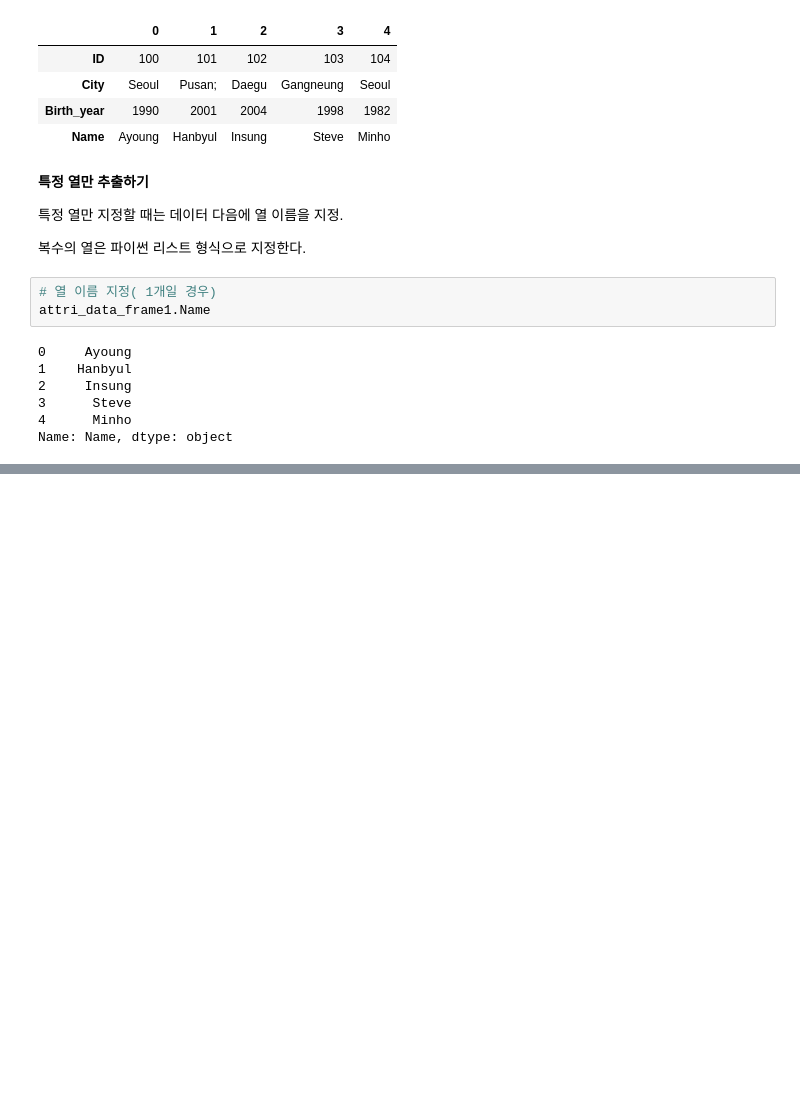
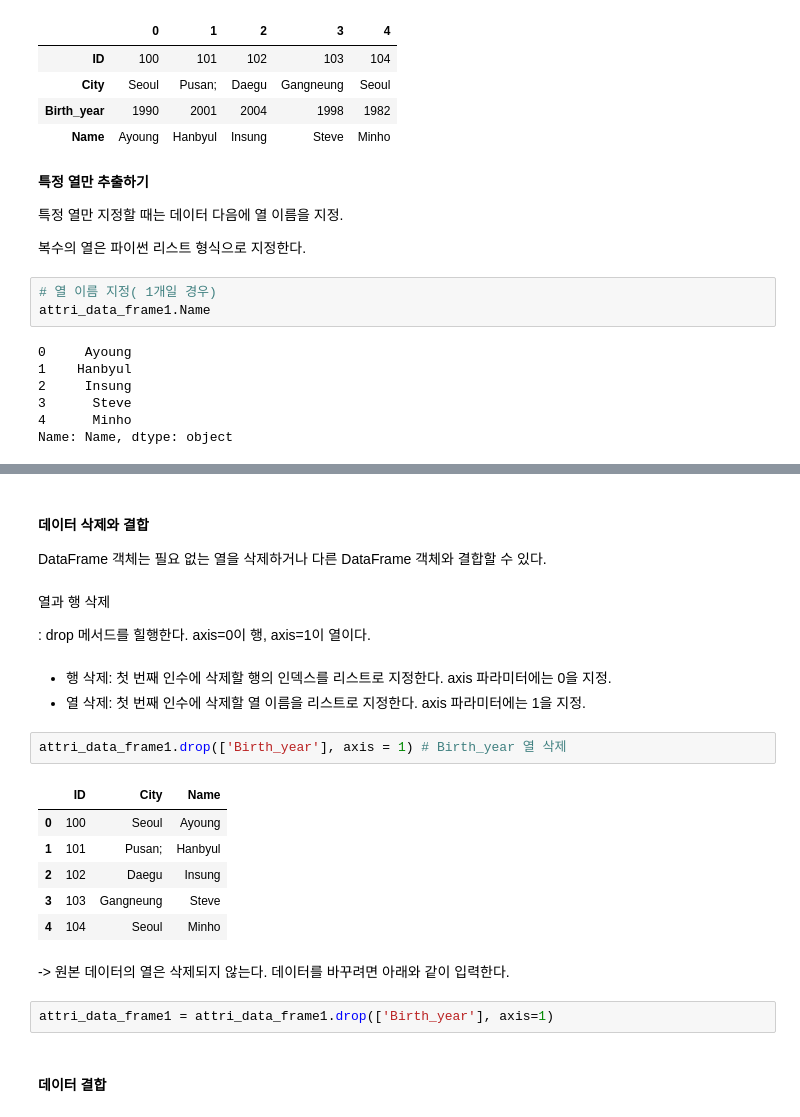
Before and after one commit to gongboogi/Python-Practice, a Jupyter notebook: Pandas기초.ipynb, the cells around one changed output, grey strips where cells are left out. Cells and saved outputs as stored; diff of their text form; blank space fills up the shorter version.

```diff
--- a/Pandas기초.ipynb
+++ b/Pandas기초.ipynb
@@ -134,0 +178,28 @@ Name: Name, dtype: object
+# %% [markdown]
+#### 데이터 삭제와 결합
+
+DataFrame 객체는 필요 없는 열을 삭제하거나 다른 DataFrame 객체와 결합할 수 있다.
+# %% [markdown]
+열과 행 삭제
+
+: drop 메서드를 힐행한다. axis=0이 행, axis=1이 열이다.
+# %% [markdown]
+
+
+*   행 삭제: 첫 번째 인수에 삭제할 행의 인덱스를 리스트로 지정한다. axis 파라미터에는 0을 지정.
+*   열 삭제: 첫 번째 인수에 삭제할 열 이름을 리스트로 지정한다. axis 파라미터에는 1을 지정.
+# %%
+attri_data_frame1.drop(['Birth_year'], axis = 1) # Birth_year 열 삭제
+# %% [output]
+|  | ID | City | Name |
+| 0 | 100 | Seoul | Ayoung |
+| 1 | 101 | Pusan; | Hanbyul |
+| 2 | 102 | Daegu | Insung |
+| 3 | 103 | Gangneung | Steve |
+| 4 | 104 | Seoul | Minho |
+# %% [markdown]
+-> 원본 데이터의 열은 삭제되지 않는다. 데이터를 바꾸려면 아래와 같이 입력한다.
+# %%
+attri_data_frame1 = attri_data_frame1.drop(['Birth_year'], axis=1)
+# %% [markdown]
+#### 데이터 결합
```
Also changed, not shown: parts of 7 cells of this notebook.
